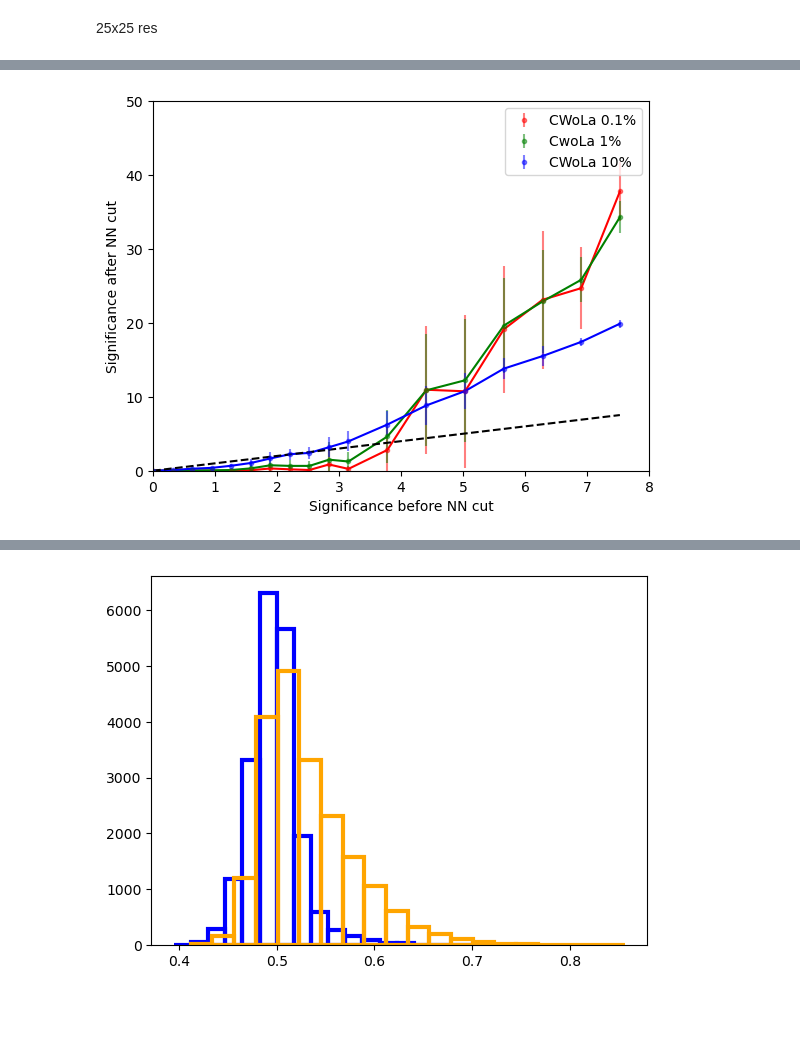
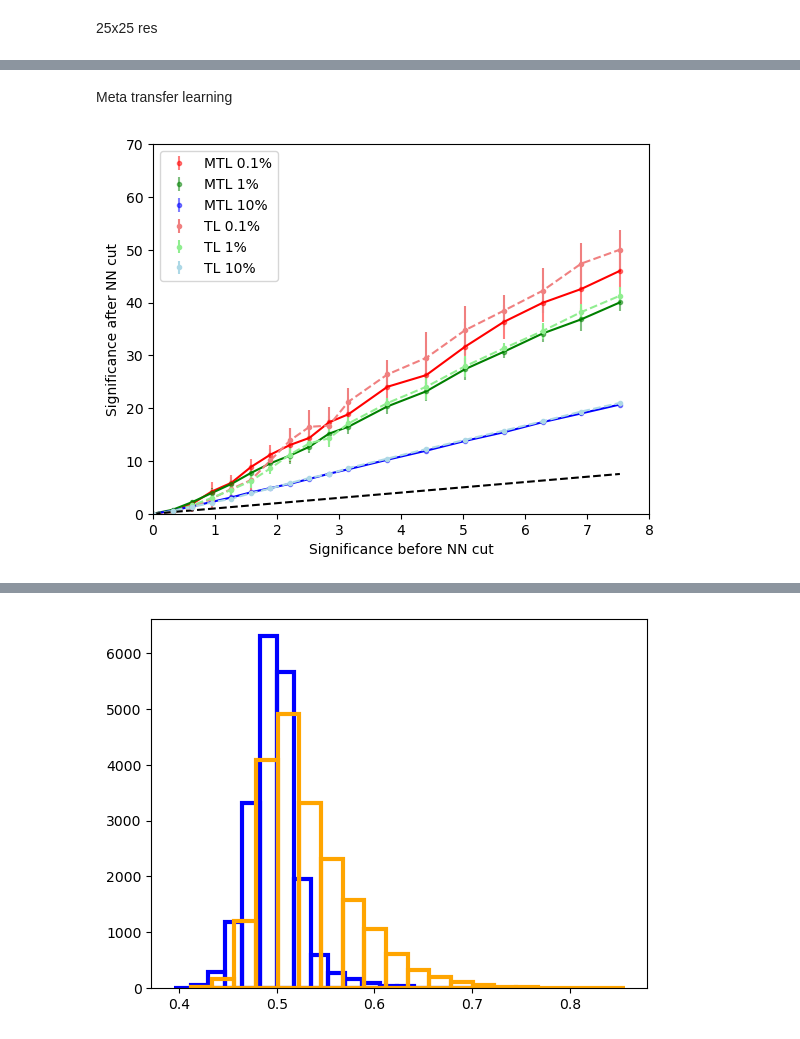
Before and after one commit to manhducnmd1/Summer_Research_CWoLa, a Jupyter notebook: Postprocess and plot for CWoLA +TL.ipynb, the cells around one changed output, grey strips where cells are left out. Cells and saved outputs as stored; diff of their text form; code cells hidden in the pictures; blank space fills up the shorter version.

```diff
--- a/Postprocess and plot for CWoLA +TL.ipynb
+++ b/Postprocess and plot for CWoLA +TL.ipynb
@@ -108,0 +180,18 @@ epsilon_s_full_2 = np.array(epsilon_s_full_2)
+# %%
+epsilon_s_full_2 = []
+for n_train_sr_signal in [50, 100, 150, 200, 250, 300, 350, 400, 450, 500, 600, 700, 800, 900, 1000, 1100, 1200]:
+    epsilon_s_1_2 = []
+    for i in range(10):
+        print(n_train_sr_signal, i)
+        #loaded_model_2 = CWoLA(50, trable = True)
+        #loaded_model_2.load_weights(
+            #f'/home/manhducnmd/pp_dijet/Model_results/run_{i}_weights_ht_dd10_{n_train_sr_signal}_50')
+        loaded_model_2 = keras.models.load_model(
+            f'/home/manhducnmd/pp_dijet/Model_results/run_{i}_dd10_{n_train_sr_signal}_25.keras')
+        x_predict_2 = loaded_model_2.predict([x_test_1, x_test_2])
+        fpr_2, tpr_2, th_2 = roc_curve(y_test, x_predict_2)
+        f_2 = interpolate.interp1d(fpr_2, tpr_2)
+        epsilon_s_2 = f_2([0.001, 0.01, 0.1])
+        epsilon_s_1_2.append(epsilon_s_2)
+    epsilon_s_full_2.append(epsilon_s_1_2)
+epsilon_s_full_2 = np.array(epsilon_s_full_2)
@@ -303,24 +394,26 @@ plt.show()
+# %% [markdown]
+Meta transfer learning
 # %%
-plt.errorbar(sig_before, sig_after_1_mean, yerr = sig_after_1_std, fmt = '.', c='r', label = 'CWoLa 0.1%', alpha = 0.5)
+plt.errorbar(sig_before, sig_after_1_mean, yerr = sig_after_1_std, fmt = '.', c='r', label = 'MTL 0.1%', alpha = 0.5)
 plt.plot(sig_before, sig_after_1_mean, c = 'r')
-plt.errorbar(sig_before, sig_after_2_mean, yerr = sig_after_2_std, fmt = '.', c = 'g', label = 'CwoLa 1%', alpha = 0.5)
+plt.errorbar(sig_before, sig_after_2_mean, yerr = sig_after_2_std, fmt = '.', c = 'g', label = 'MTL 1%', alpha = 0.5)
 plt.plot(sig_before, sig_after_2_mean, c = 'g')
-plt.errorbar(sig_before, sig_after_3_mean, yerr = sig_after_3_std, fmt = '.', c = 'b', label = 'CWoLa 10%', alpha = 0.5)
+plt.errorbar(sig_before, sig_after_3_mean, yerr = sig_after_3_std, fmt = '.', c = 'b', label = 'MTL 10%', alpha = 0.5)
 plt.plot(sig_before, sig_after_3_mean, c = 'b')
 
-#plt.errorbar(sig_before, sig_after_1_mean_2, yerr = sig_after_1_std_2, fmt = '.', c='lightcoral', label = 'TL 0.1%')
-#plt.plot(sig_before, sig_after_1_mean_2, c = 'lightcoral', ls = '--')
-#plt.errorbar(sig_before, sig_after_2_mean_2, yerr = sig_after_2_std_2, fmt = '.', c = 'lightgreen', label = 'TL 1%')
-#plt.plot(sig_before, sig_after_2_mean_2, c = 'lightgreen', ls = '--')
-#plt.errorbar(sig_before, sig_after_3_mean_2, yerr = sig_after_3_std_2, fmt = '.', c = 'lightblue', label = 'TL 10%')
-#plt.plot(sig_before, sig_after_3_mean_2, c = 'lightblue', ls = '--')
+plt.errorbar(sig_before, sig_after_1_mean_2, yerr = sig_after_1_std_2, fmt = '.', c='lightcoral', label = 'TL 0.1%')
+plt.plot(sig_before, sig_after_1_mean_2, c = 'lightcoral', ls = '--')
+plt.errorbar(sig_before, sig_after_2_mean_2, yerr = sig_after_2_std_2, fmt = '.', c = 'lightgreen', label = 'TL 1%')
+plt.plot(sig_before, sig_after_2_mean_2, c = 'lightgreen', ls = '--')
+plt.errorbar(sig_before, sig_after_3_mean_2, yerr = sig_after_3_std_2, fmt = '.', c = 'lightblue', label = 'TL 10%')
+plt.plot(sig_before, sig_after_3_mean_2, c = 'lightblue', ls = '--')
 
 plt.plot(sig_before, sig_before, ls = '--', c = 'black')
 plt.xlabel('Significance before NN cut')
 plt.ylabel('Significance after NN cut')
-plt.legend(loc = 'upper right')
+plt.legend(loc = 'upper left')
 plt.xlim(0, 8)
-plt.ylim(0, 50)
+plt.ylim(0, 70)
 plt.show()
 # %% [output]
-[figure, old version]
+[figure, new version]
```
Also changed, not shown: parts of 30 cells of this notebook, 4 other files.
